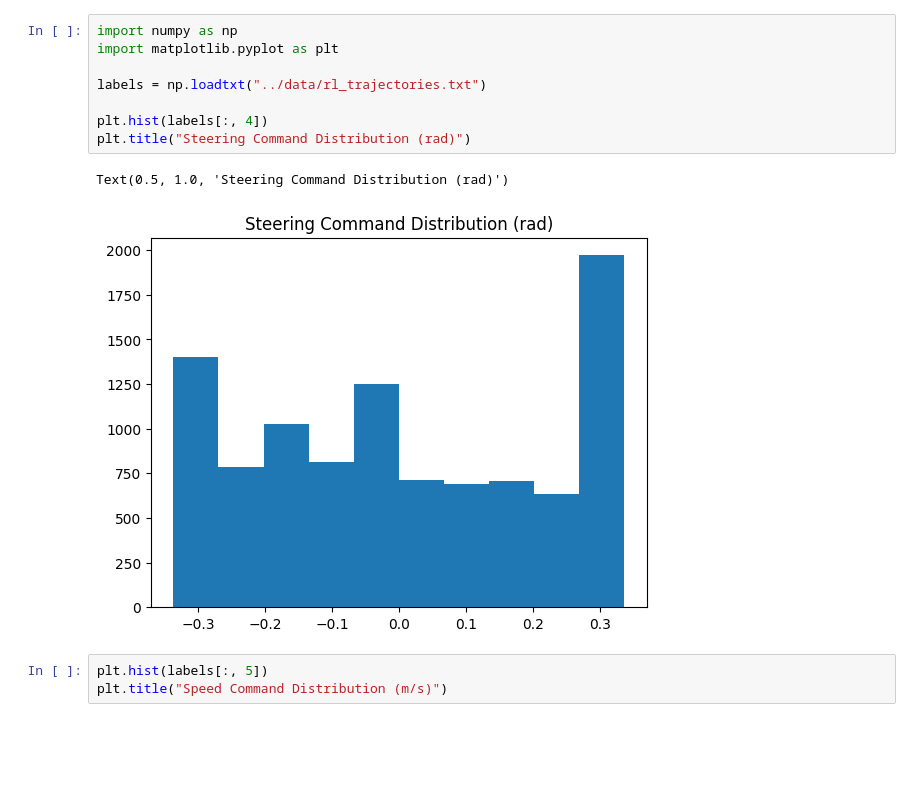
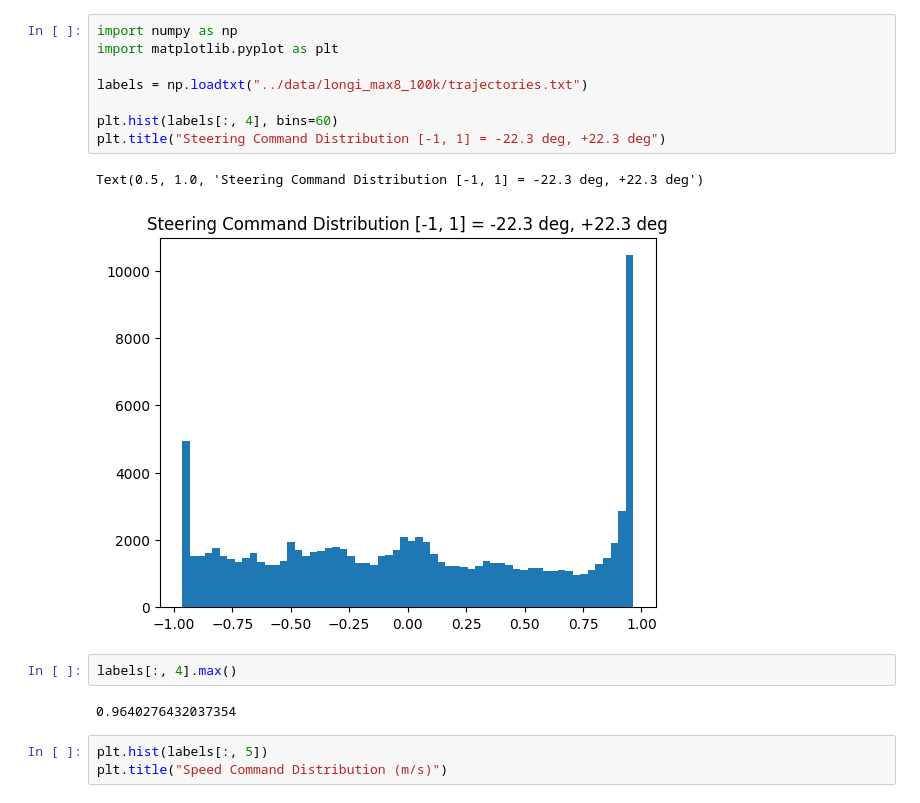
Before and after one commit to Armandpl/skyline, a Jupyter notebook: trajectory_optimization/notebooks/20230512_steering_distrib.ipynb, the cells around one changed output. Cells and saved outputs as stored; diff of their text form; blank space fills up the shorter version.

Commit message:
plot steering for longi agent

```diff
--- a/trajectory_optimization/notebooks/20230512_steering_distrib.ipynb
+++ b/trajectory_optimization/notebooks/20230512_steering_distrib.ipynb
@@ -1,14 +1,18 @@
 # %%
 import numpy as np
 import matplotlib.pyplot as plt
 
-labels = np.loadtxt("../data/rl_trajectories.txt")
+labels = np.loadtxt("../data/longi_max8_100k/trajectories.txt")
 
-plt.hist(labels[:, 4])
-plt.title("Steering Command Distribution (rad)")
+plt.hist(labels[:, 4], bins=60)
+plt.title("Steering Command Distribution [-1, 1] = -22.3 deg, +22.3 deg")
 # %% [output]
-Text(0.5, 1.0, 'Steering Command Distribution (rad)')
+Text(0.5, 1.0, 'Steering Command Distribution [-1, 1] = -22.3 deg, +22.3 deg')
-[figure, old version]
+[figure, new version]
+# %%
+labels[:, 4].max()
+# %% [output]
+0.9640276432037354
 # %%
 plt.hist(labels[:, 5])
 plt.title("Speed Command Distribution (m/s)")
```
